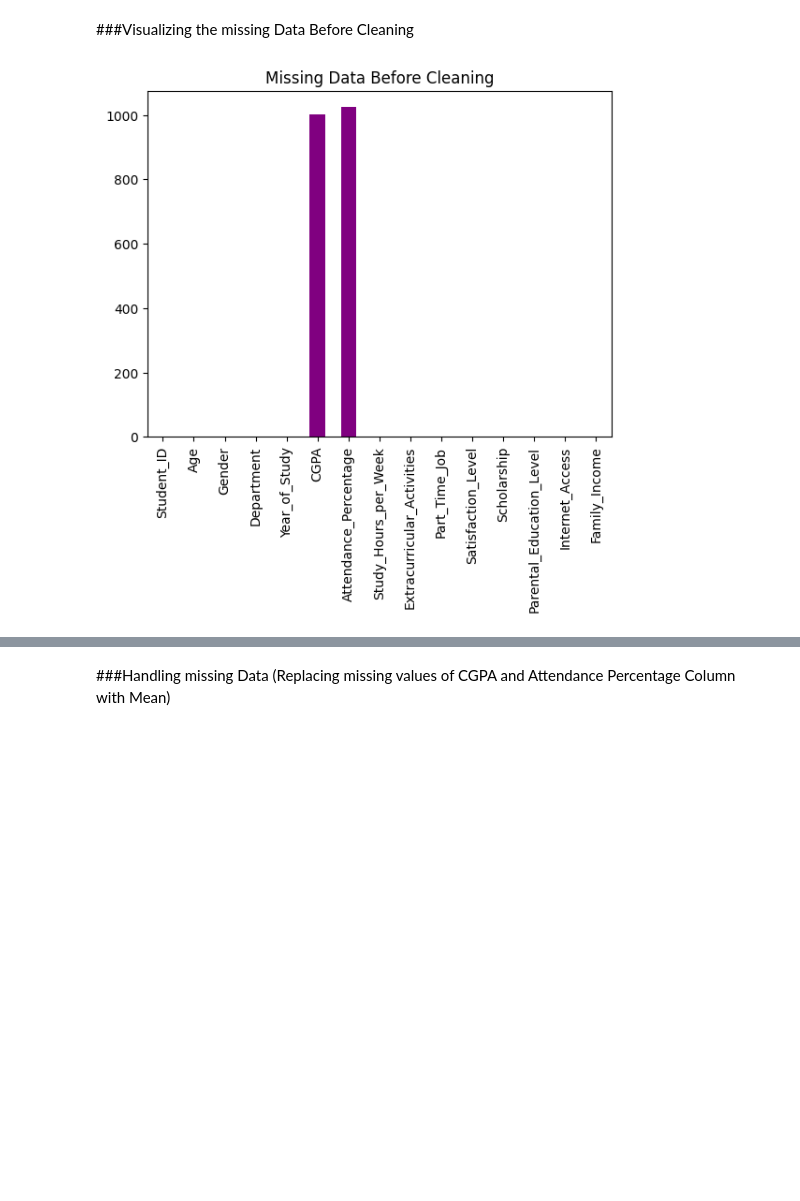
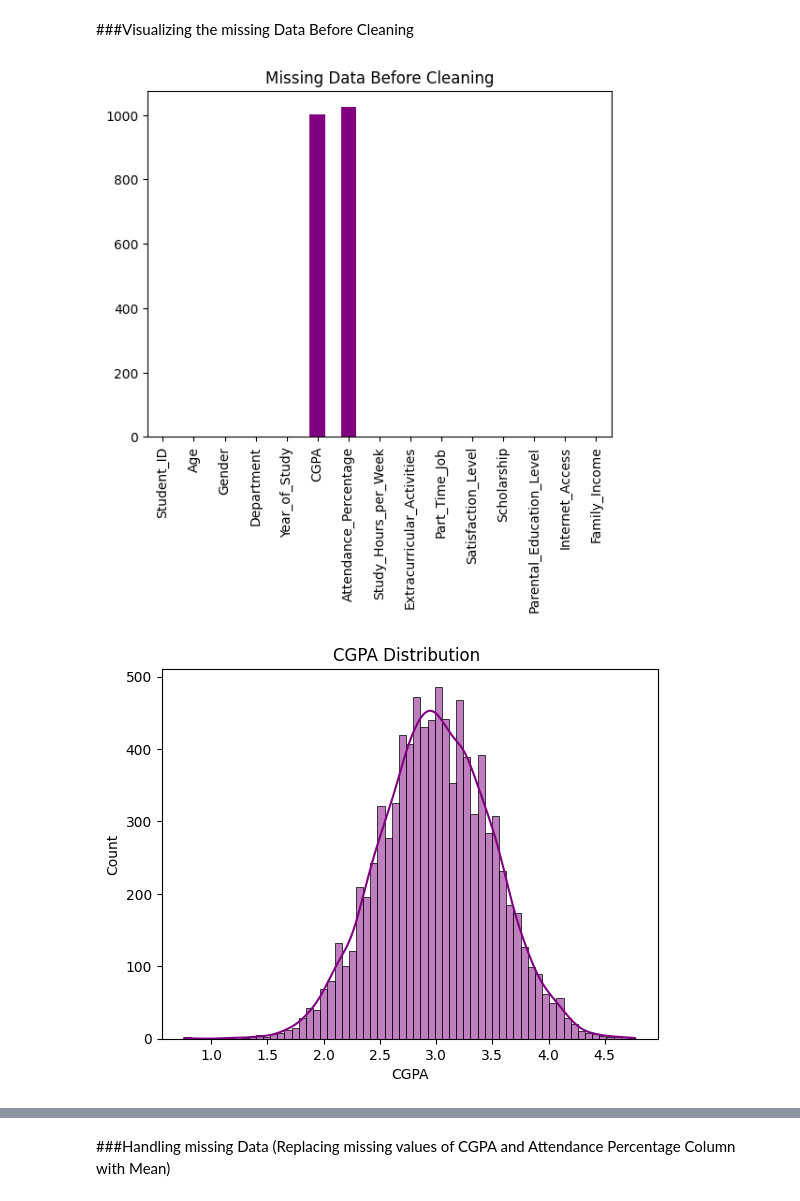
Before and after one commit to sanjana514/Statistical_Analysis, a Jupyter notebook: Assignment_01(2022_2_60_036).ipynb, the cells around one changed output, grey strips where cells are left out. Cells and saved outputs as stored; diff of their text form; code cells hidden in the pictures; blank space fills up the shorter version.

```diff
--- a/Assignment_01(2022_2_60_036).ipynb
+++ b/Assignment_01(2022_2_60_036).ipynb
@@ -104,8 +83,17 @@ dtype: float64
 # %%
 import matplotlib.pyplot as plt
 import seaborn as sns
 # Visualize Missing data using historgram
 missing_values.plot(kind='bar',color='purple', title='Missing Data Before Cleaning')
 plt.show()
+# Histogram for CGPA before handling outliers
+sns.histplot(df['CGPA'],color='purple',kde=True)
+plt.title('CGPA Distribution ')
+plt.show()
+# Histogram for CGPA before handling outliers
+sns.histplot(df['Attendance_Percentage'],color='red',kde=True)
+plt.title('Attendance_Percentage Distribution')
+plt.show()
 # %% [output]
 [figure]
+[figure, added]
```
Also changed, not shown: parts of 7 cells of this notebook.
